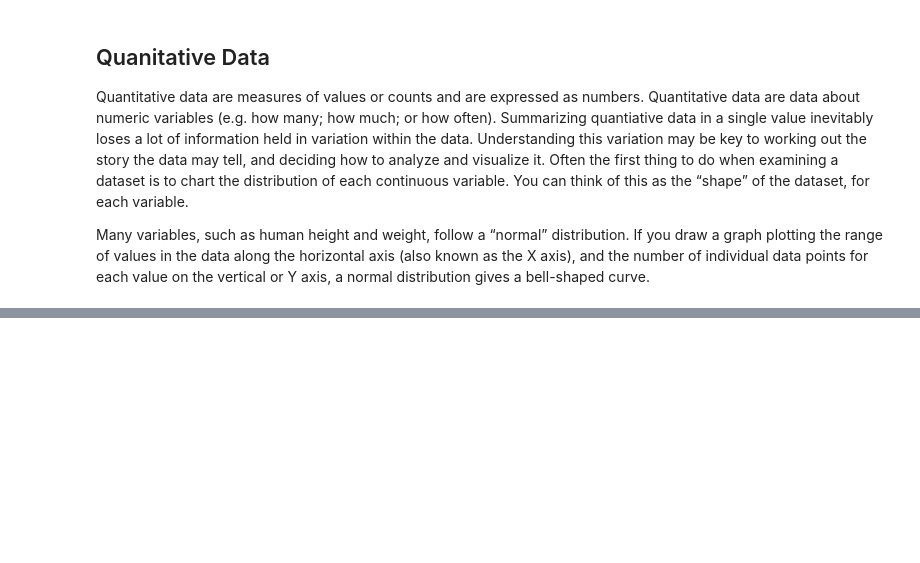
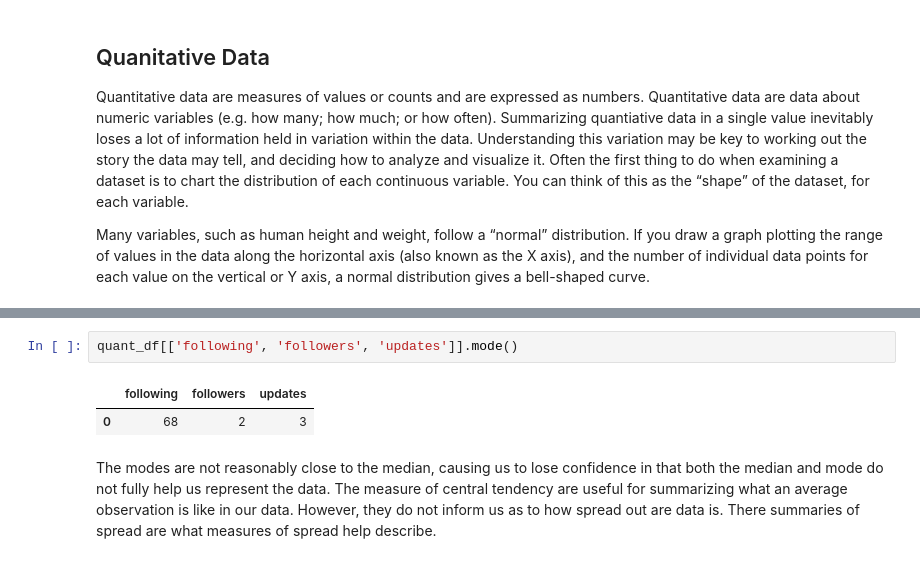
Before and after one commit to inp2/Security-Plus-Data-Science, a Jupyter notebook: Module_03/Module_03_Data.ipynb, the cells around one changed output, grey strips where cells are left out. Drawn from its saved outputs; the diff is of its cells as text; blank space fills up the shorter version.

```diff
--- a/Module_03/Module_03_Data.ipynb
+++ b/Module_03/Module_03_Data.ipynb
@@ -224,0 +129,7 @@ References:
+# %%
+quant_df[['following', 'followers', 'updates']].mode()
+# %% [output]
+|  | following | followers | updates |
+| 0 | 68 | 2 | 3 |
+# %% [markdown]
+The modes are not reasonably close to the median, causing us to lose confidence in that both the median and mode do not fully help us represent the data. The measure of central tendency are useful for summarizing what an average observation is like in our data. However, they do not inform us as to how spread out are data is. There summaries of spread are what measures of spread help describe.
```
Also changed, not shown: parts of 75 cells of this notebook, 2 other files.
